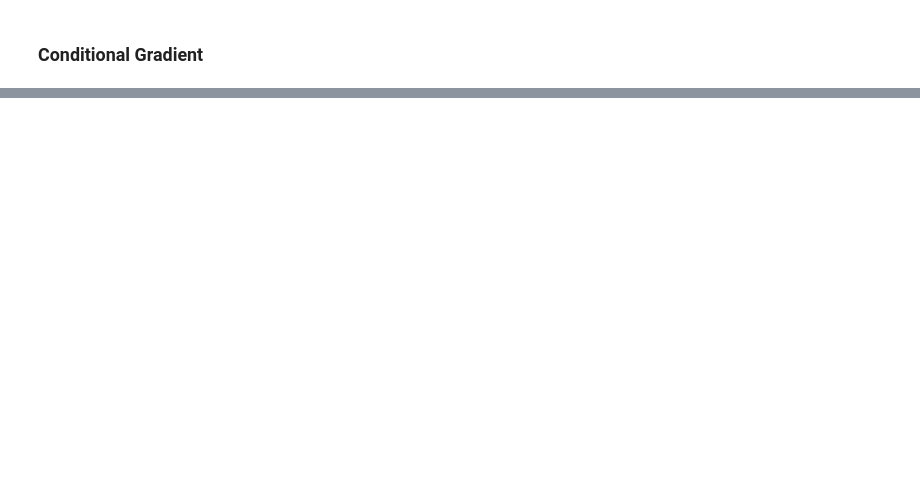
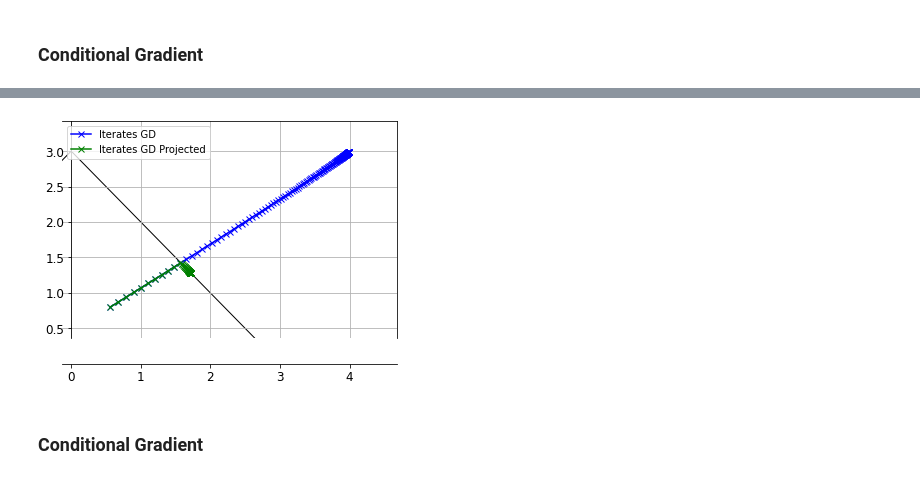
Before and after one commit to kunschg/Optimization-for-ML-, a Jupyter notebook: Part4-Convexity-Constrained.ipynb, the cells around one changed output, grey strips where cells are left out. Cells and saved outputs as stored; diff of their text form; code cells hidden in the pictures; blank space fills up the shorter version.

```diff
--- a/Part4-Convexity-Constrained.ipynb
+++ b/Part4-Convexity-Constrained.ipynb
@@ -146,0 +194,6 @@ plot_iterates_2D(X, X_proj, R, with_set=True)
+# %%
+plot_iterates_l1_2D(X, X_proj, R, with_set=True)
+# %% [output]
+[figure, added]
+# %% [markdown]
+### Conditional Gradient
```
Also changed, not shown: parts of 15 cells of this notebook, 1 other file.
